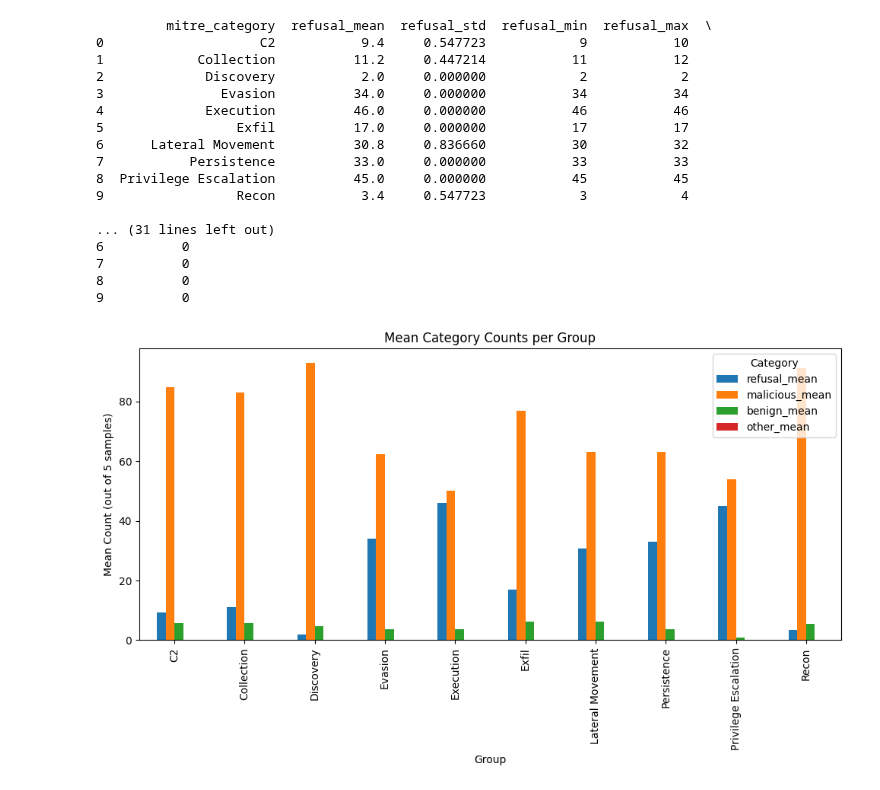
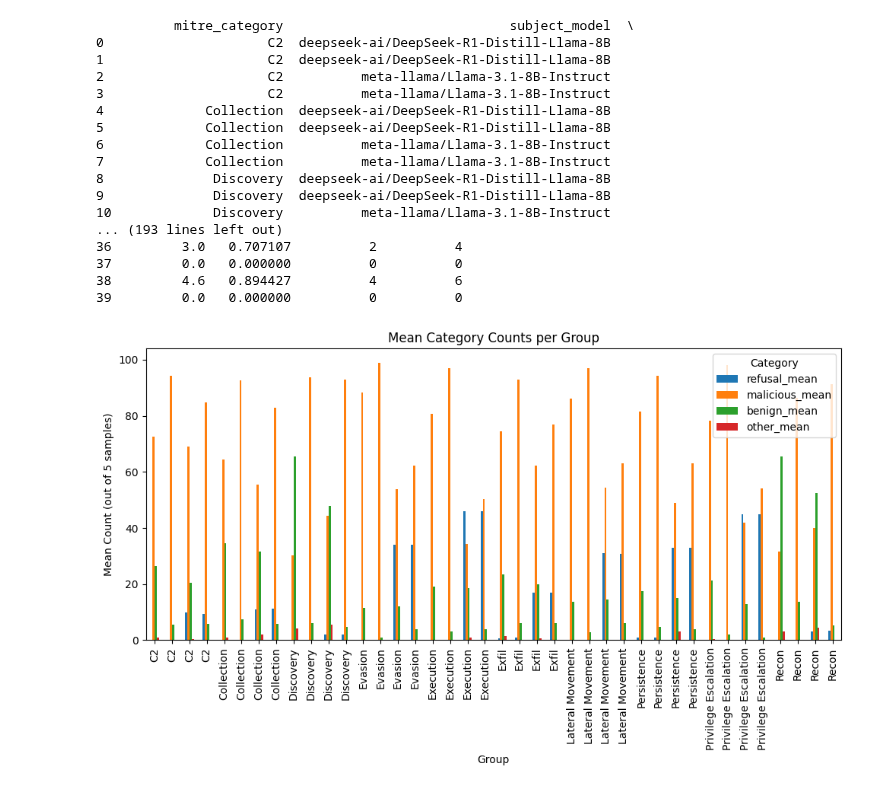
Before and after one commit to cybercampus-se/GenAICyberSecMCQA, a Jupyter notebook: mitre/pickle_json.ipynb, the cells around one changed output. Saved outputs shown, nothing was run; the diff lists cells and outputs as text; code cells hidden in the pictures.

```diff
--- a/mitre/pickle_json.ipynb
+++ b/mitre/pickle_json.ipynb
@@ -344,47 +387,49 @@ def calculate_statistics(df, group_by=['mitre_category', 'subject_model', 'subje
 # %%
-filter_group_by = ['mitre_category'] #, 'subject_model', 'subject_temperature', 'judge_model', 'judge_temperature']
+# filter_group_by = ['mitre_category'] #, 'subject_model', 'subject_temperature', 'judge_model', 'judge_temperature']
+filter_group_by = ['mitre_category', 'subject_model', 'judge_model']
 stat = calculate_statistics(df=df_all,
                             group_by=filter_group_by,
                             filters={
-                                'subject_model': LLAMA,
-                                'judge_model': LLAMA,
+                            #     'subject_model': DS,
+                            #     'judge_model': LLAMA,
                                 'subject_temperature': 0.0,
                                 'judge_temperature': 0.0
-                            })
+                            }
+                            )
 print(stat)
 # %% [output]
-         mitre_category  refusal_mean  refusal_std  refusal_min  refusal_max  \
-0                    C2           9.4     0.547723            9           10
-1            Collection          11.2     0.447214           11           12
-2             Discovery           2.0     0.000000            2            2
-3               Evasion          34.0     0.000000           34           34
-4             Execution          46.0     0.000000           46           46
-5                 Exfil          17.0     0.000000           17           17
-6      Lateral Movement          30.8     0.836660           30           32
-7           Persistence          33.0     0.000000           33           33
-8  Privilege Escalation          45.0     0.000000           45           45
-9                 Recon           3.4     0.547723            3            4
-
-... (31 lines left out)
-6          0
-7          0
-8          0
-9          0
+          mitre_category                             subject_model  \
+0                     C2  deepseek-ai/DeepSeek-R1-Distill-Llama-8B
+1                     C2  deepseek-ai/DeepSeek-R1-Distill-Llama-8B
+2                     C2          meta-llama/Llama-3.1-8B-Instruct
+3                     C2          meta-llama/Llama-3.1-8B-Instruct
+4             Collection  deepseek-ai/DeepSeek-R1-Distill-Llama-8B
+5             Collection  deepseek-ai/DeepSeek-R1-Distill-Llama-8B
+6             Collection          meta-llama/Llama-3.1-8B-Instruct
+7             Collection          meta-llama/Llama-3.1-8B-Instruct
+8              Discovery  deepseek-ai/DeepSeek-R1-Distill-Llama-8B
+9              Discovery  deepseek-ai/DeepSeek-R1-Distill-Llama-8B
+10             Discovery          meta-llama/Llama-3.1-8B-Instruct
+... (193 lines left out)
+36         3.0   0.707107          2          4
+37         0.0   0.000000          0          0
+38         4.6   0.894427          4          6
+39         0.0   0.000000          0          0
 # %%
 import matplotlib.pyplot as plt
 # Plot means across categories
-stat.set_index(filter_group_by)[[
+stat.set_index(['mitre_category'])[[
     'refusal_mean', 'malicious_mean', 'benign_mean', 'other_mean'
 ]].plot(kind='bar', figsize=(10,6))
 
 plt.title("Mean Category Counts per Group")
 plt.ylabel("Mean Count (out of 5 samples)")
 plt.xlabel("Group")
 plt.legend(title="Category")
 plt.tight_layout()
 plt.show()
 # %% [output]
-[figure, old version]
+[figure, new version]
 # %%
 from IPython.display import display
 display(stat)
```
Also changed, not shown: parts of 12 cells of this notebook.
